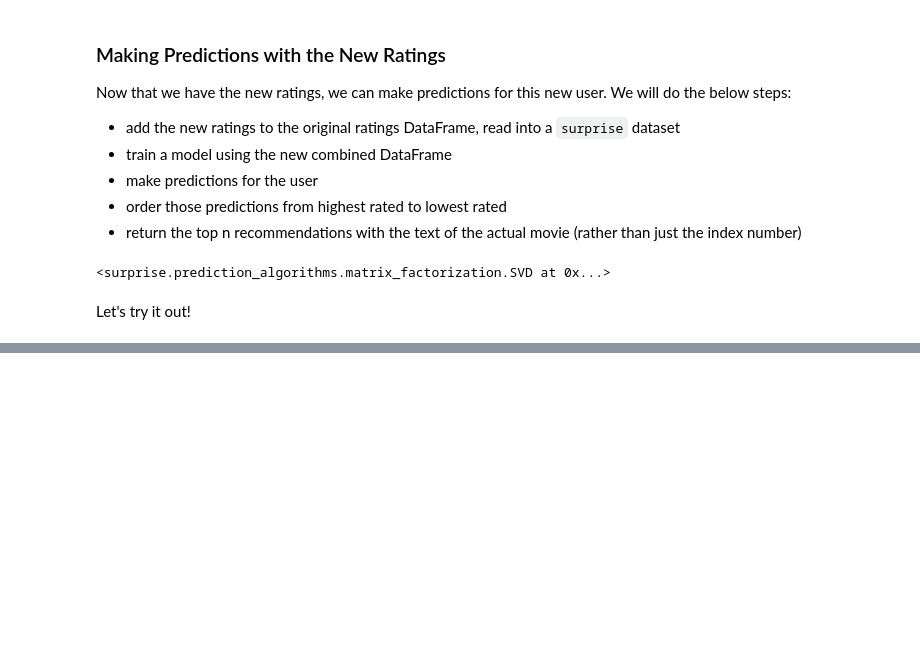
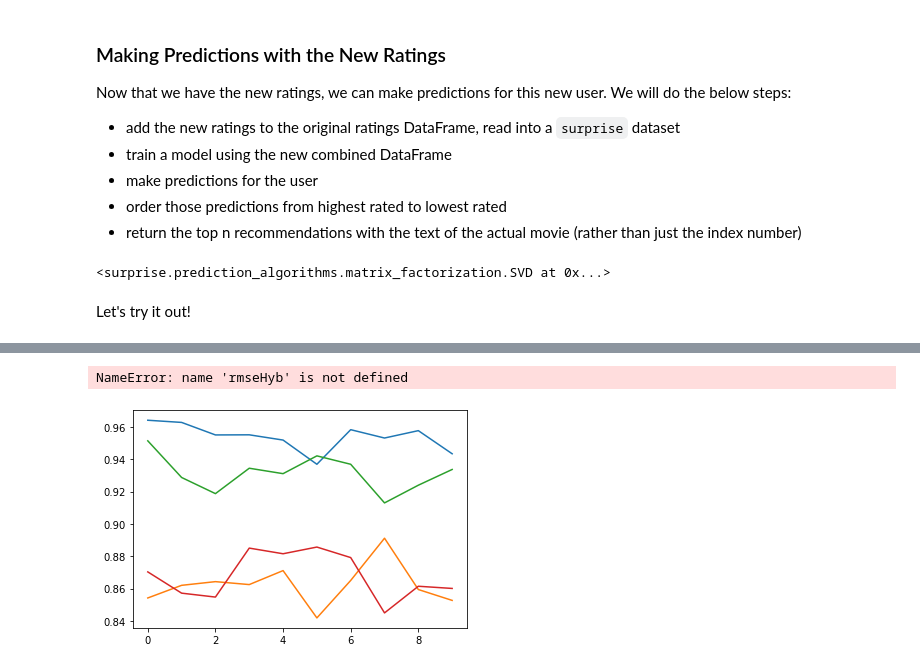
Before and after one commit to kevgross89/Apple-TV-Movie-Recommendation-Engine, a Jupyter notebook: What To Watch - Movie Recommendation Engine.ipynb, the cells around one changed output, grey strips where cells are left out. Cells and saved outputs as stored; diff of their text form; code cells hidden in the pictures; blank space fills up the shorter version.

```diff
--- a/What To Watch - Movie Recommendation Engine.ipynb
+++ b/What To Watch - Movie Recommendation Engine.ipynb
@@ -1922,0 +2074,14 @@ Recommendation # 5 : The Usual Suspects - 1995
+# %%
+for prediction in compiledPredictions:
+    modelPrediction = plt.plot(rmseKNN,label='knn')
+    modelPrediction = plt.plot(rmseSVD,label='svd')
+    modelPrediction = plt.plot(rmseCo,label='cluster')
+    modelPrediction = plt.plot(rmseSlope,label='slope')
+    modelPrediction = plt.plot(rmseHyb,label='Hybrid')
+
+    modelPrediction = plt.xlabel('folds')
+    modelPrediction = plt.ylabel('accuracy')
+    plt.legend(bbox_to_anchor=(1.05, 1), loc=2, borderaxespad=0.)
+# %% [output]
+NameError: name 'rmseHyb' is not defined
+[figure, added]
```
Also changed, not shown: parts of 26 cells of this notebook.
